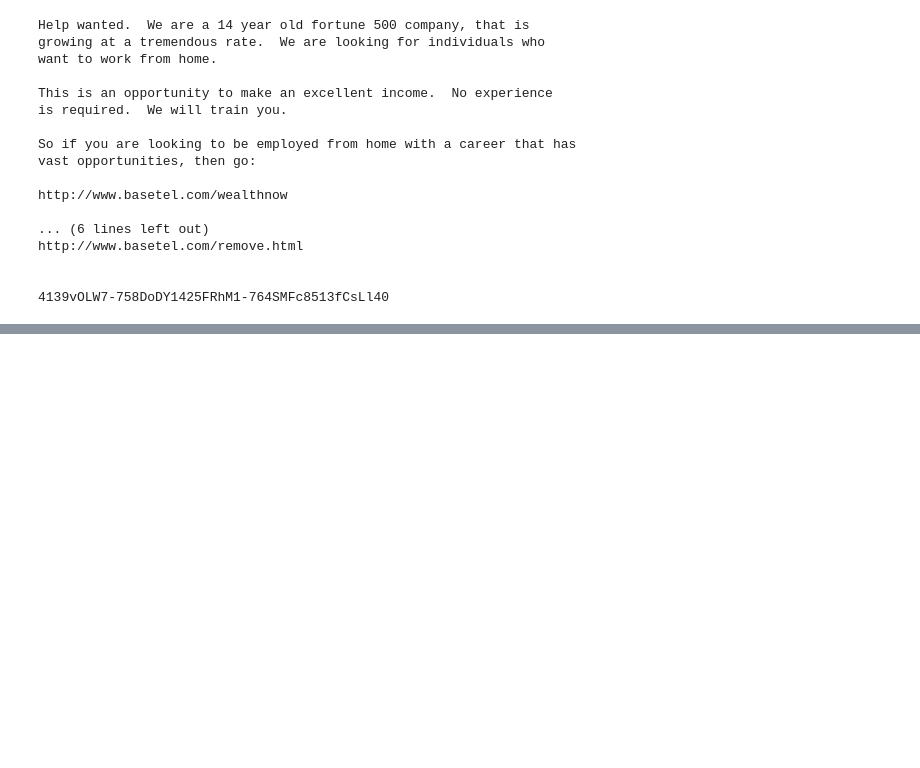
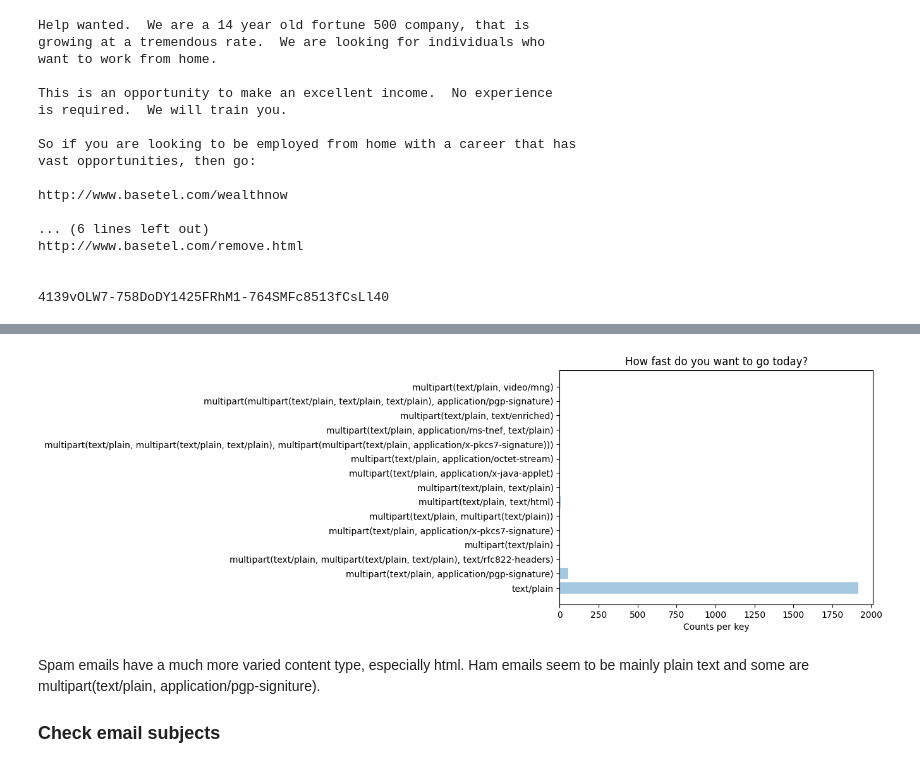
Before and after one commit to aesir321/spam-classifier, a Jupyter notebook: eda.ipynb, the cells around one changed output, grey strips where cells are left out. Drawn from its saved outputs; the diff is of its cells as text; code cells hidden in the pictures; blank space fills up the shorter version.

```diff
--- a/eda.ipynb
+++ b/eda.ipynb
@@ -159,0 +132,2 @@ X_train, X_test, y_train, y_test = train_test_split(X, y, test_size=0.2, random_
+# %%
+ham_counter = structures_counter(train_ham_emails)
@@ -159,0 +151,8 @@ X_train, X_test, y_train, y_test = train_test_split(X, y, test_size=0.2, random_
+# %%
+plot_content_bar_chart(ham_counter)
+# %% [output]
+[figure, added]
+# %% [markdown]
+Spam emails have a much more varied content type, especially html.  Ham emails seem to be mainly plain text and some are multipart(text/plain, application/pgp-signiture).
+
+### Check email subjects
```
Also changed, not shown: parts of 26 cells of this notebook.
